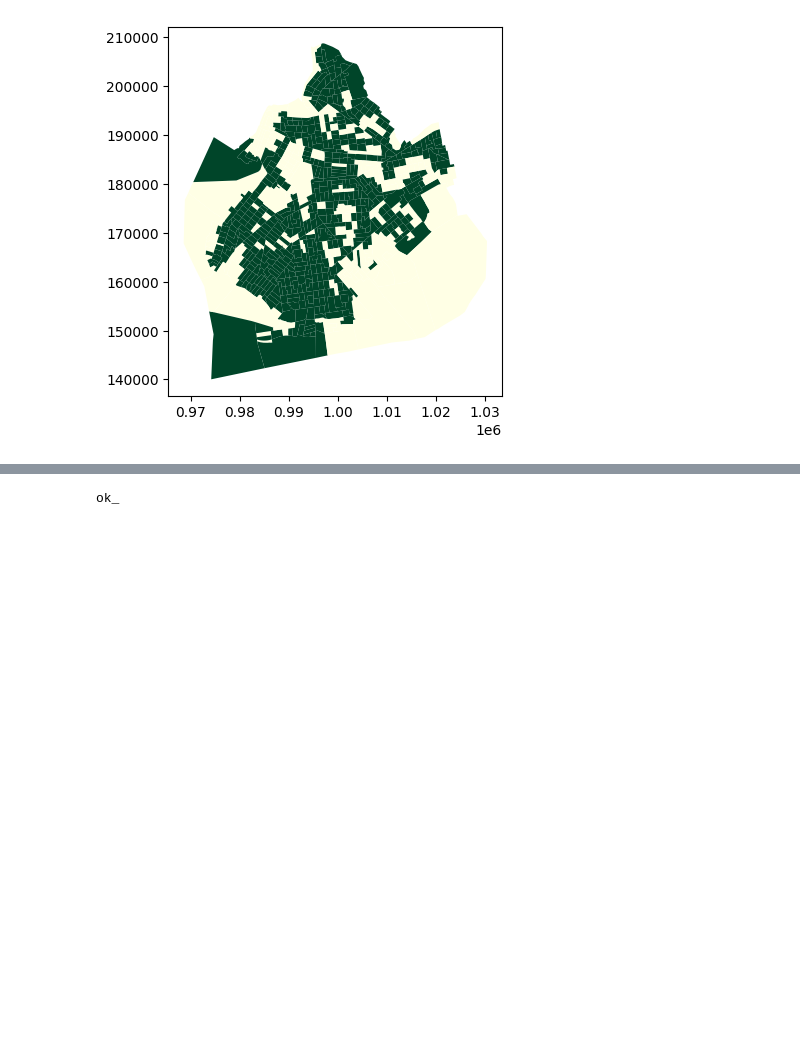
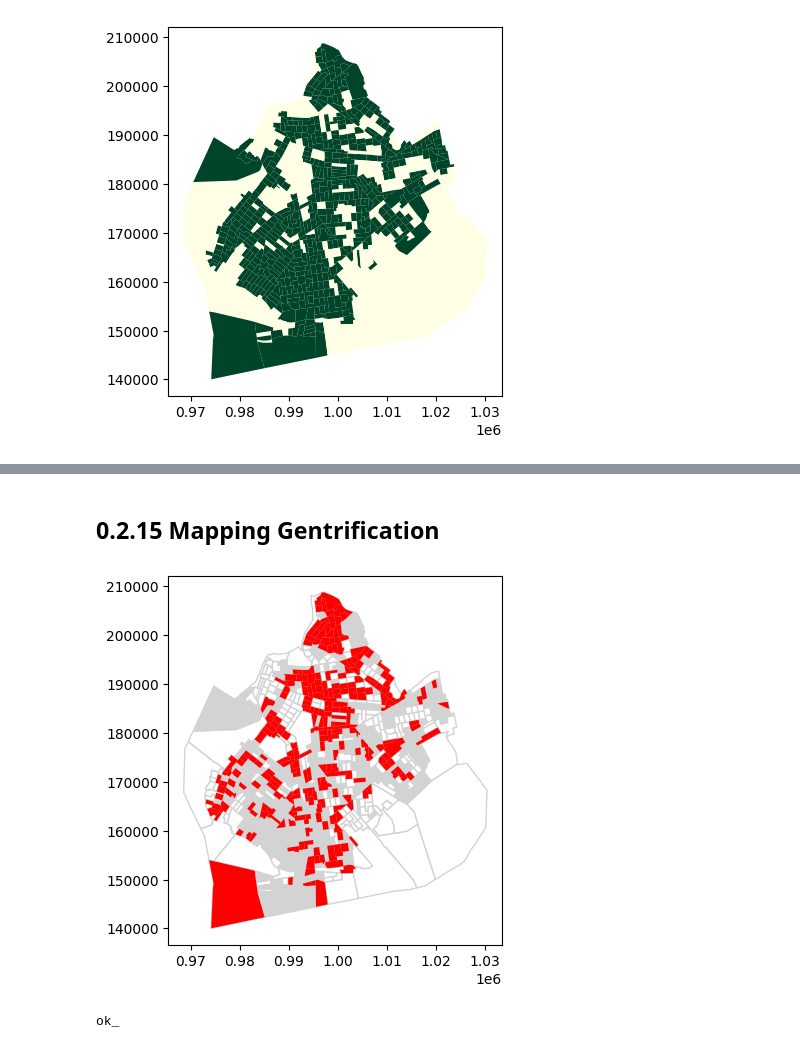
Before and after one commit to oecorrechag/geogeo, a Jupyter notebook: notebooks/Analyzing US Census Data in Python/0.2.0_american Community Survey.ipynb, the cells around one changed output, grey strips where cells are left out. Drawn from its saved outputs; the diff is of its cells as text; code cells hidden in the pictures; blank space fills up the shorter version.

```diff
--- a/notebooks/Analyzing US Census Data in Python/0.2.0_american Community Survey.ipynb
+++ b/notebooks/Analyzing US Census Data in Python/0.2.0_american Community Survey.ipynb
@@ -352,3 +397,19 @@ plt.show()
+# %% [markdown]
+## 0.2.15 Mapping Gentrification
+# %%
+# Create a basemap
+basemap = bk_2000.plot(color = "white", edgecolor = "lightgray")
+
+# Filter and plot gentrifiable tracts
+gentrifiable_tracts = bk_2000[bk_2000["gentrifiable"]]
+gentrifiable_tracts.plot(ax = basemap, color = "lightgray")
+
+# Filter and plot gentrifying tracts
+gentrifying_tracts = bk_2010[bk_2010["gentrifying"]]
+gentrifying_tracts.plot(ax = basemap, color = "red")
+plt.show()
+# %% [output]
+[figure, added]
 # %%
 print('ok_')
 # %% [output]
```
Also changed, not shown: parts of 7 cells of this notebook.
